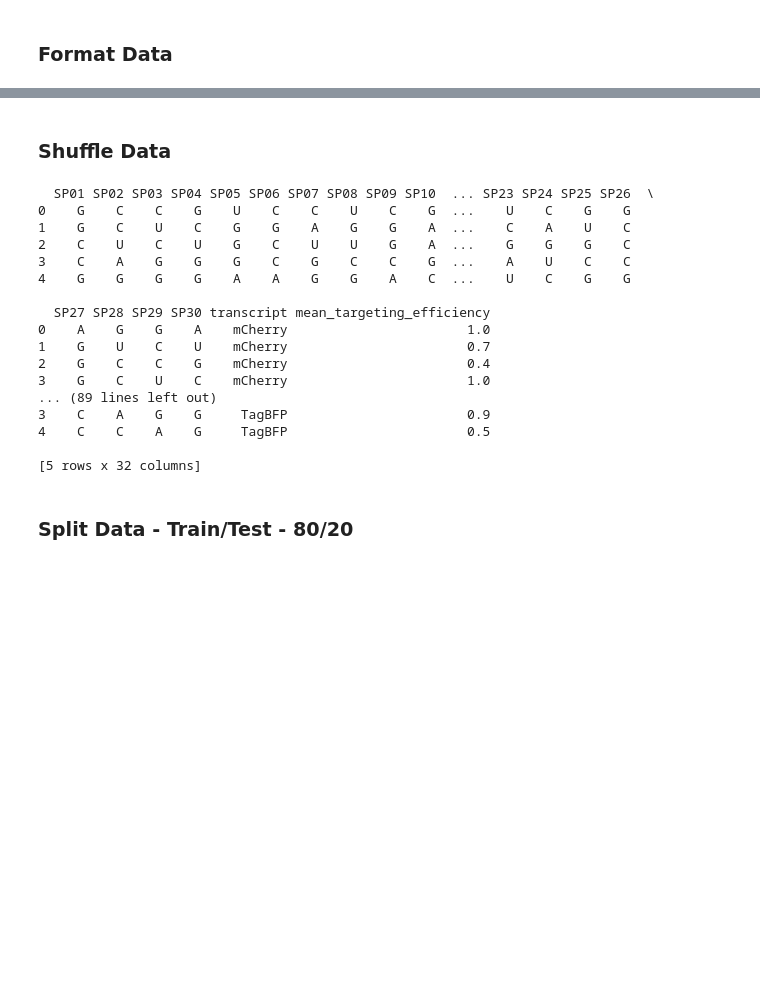
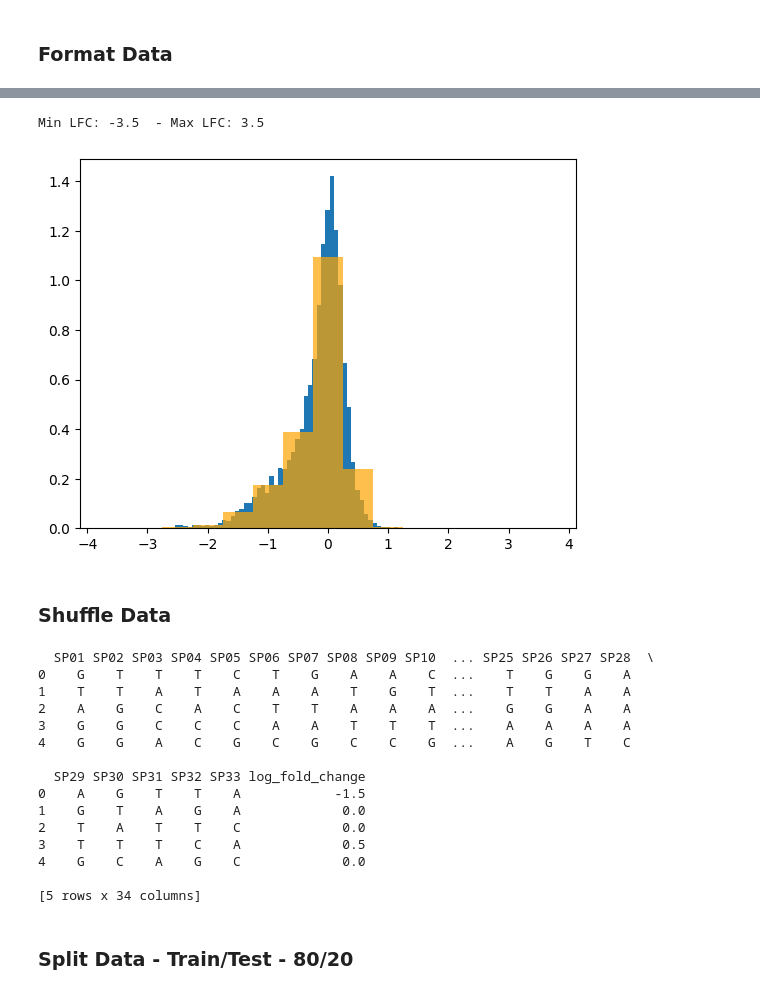
Before and after one commit to AliMuhammadAsad/CRISPR_NET, a Jupyter notebook: crispr13d/crispr_naive_bayes.ipynb, the cells around one changed output, grey strips where cells are left out. Saved outputs shown, nothing was run; the diff lists cells and outputs as text; code cells hidden in the pictures; blank space fills up the shorter version.

```diff
--- a/crispr13d/crispr_naive_bayes.ipynb
+++ b/crispr13d/crispr_naive_bayes.ipynb
@@ -75,30 +53,33 @@ print(df_trans[-1].head())
+# %%
+print("Min LFC:", np.min(df['log_fold_change']), " - Max LFC:", np.max(df['log_fold_change']))
+plt.hist(df_raw['log_fold_change'], bins=100, density=True)
+bins = np.arange(np.min(df['log_fold_change']) - 0.25, np.max(df['log_fold_change']) + 0.25, 0.5)
+plt.hist(df['log_fold_change'], bins=bins, color='orange', alpha=0.7, density=True)
+plt.show()
+# %% [output]
+Min LFC: -3.5  - Max LFC: 3.5
+[figure, added]
 # %% [markdown]
 ### Shuffle Data
 # %%
-shuffled_df_trans = []
-for df_t in df_trans:
-    shuffled_df_trans.append(df_t.sample(frac=1).reset_index(drop=True))
-    print(shuffled_df_trans[-1].head())
-
-# print(shuffled_df_trans)
+shuffled_df = df.sample(frac=1).reset_index(drop=True)
+print(shuffled_df.head())
 # %% [output]
-  SP01 SP02 SP03 SP04 SP05 SP06 SP07 SP08 SP09 SP10  ... SP23 SP24 SP25 SP26  \
-0    G    C    C    G    U    C    C    U    C    G  ...    U    C    G    G
-1    G    C    U    C    G    G    A    G    G    A  ...    C    A    U    C
-2    C    U    C    U    G    C    U    U    G    A  ...    G    G    G    C
-3    C    A    G    G    G    C    G    C    C    G  ...    A    U    C    C
-4    G    G    G    G    A    A    G    G    A    C  ...    U    C    G    G
+  SP01 SP02 SP03 SP04 SP05 SP06 SP07 SP08 SP09 SP10  ... SP25 SP26 SP27 SP28  \
+0    G    T    T    T    C    T    G    A    A    C  ...    T    G    G    A
+1    T    T    A    T    A    A    A    T    G    T  ...    T    T    A    A
+2    A    G    C    A    C    T    T    A    A    A  ...    G    G    A    A
+3    G    G    C    C    C    A    A    T    T    T  ...    A    A    A    A
+4    G    G    A    C    G    C    G    C    C    G  ...    A    G    T    C
 
-  SP27 SP28 SP29 SP30 transcript mean_targeting_efficiency
-0    A    G    G    A    mCherry                       1.0
-1    G    U    C    U    mCherry                       0.7
-2    G    C    C    G    mCherry                       0.4
-3    G    C    U    C    mCherry                       1.0
-... (89 lines left out)
-3    C    A    G    G     TagBFP                       0.9
-4    C    C    A    G     TagBFP                       0.5
+  SP29 SP30 SP31 SP32 SP33 log_fold_change
+0    A    G    T    T    A            -1.5
+1    G    T    A    G    A             0.0
+2    T    A    T    T    C             0.0
+3    T    T    T    C    A             0.5
+4    G    C    A    G    C             0.0
 
-[5 rows x 32 columns]
+[5 rows x 34 columns]
 # %% [markdown]
 ### Split Data - Train/Test - 80/20
 # %%
```
Also changed, not shown: parts of 18 cells of this notebook, 7 other files.
